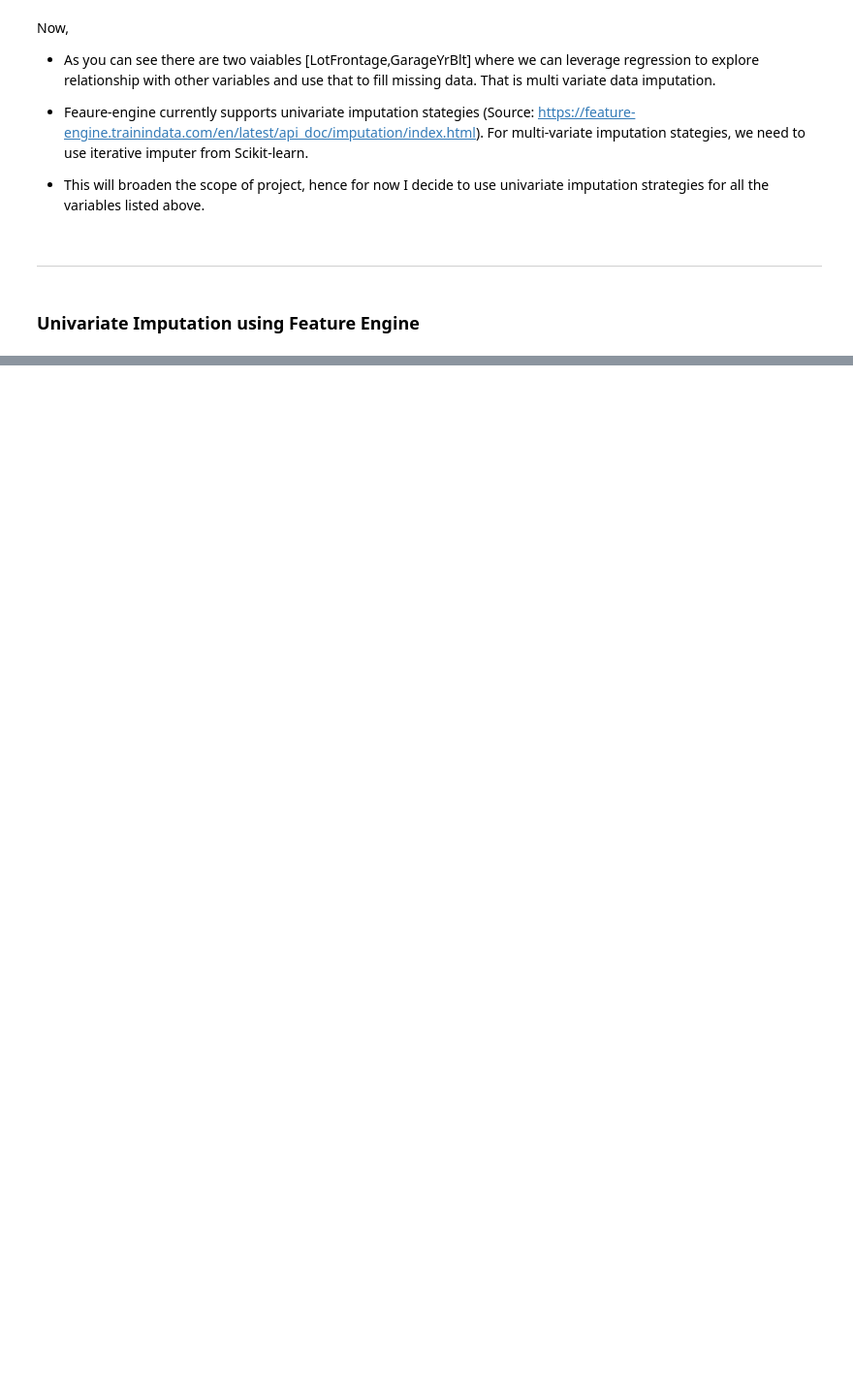
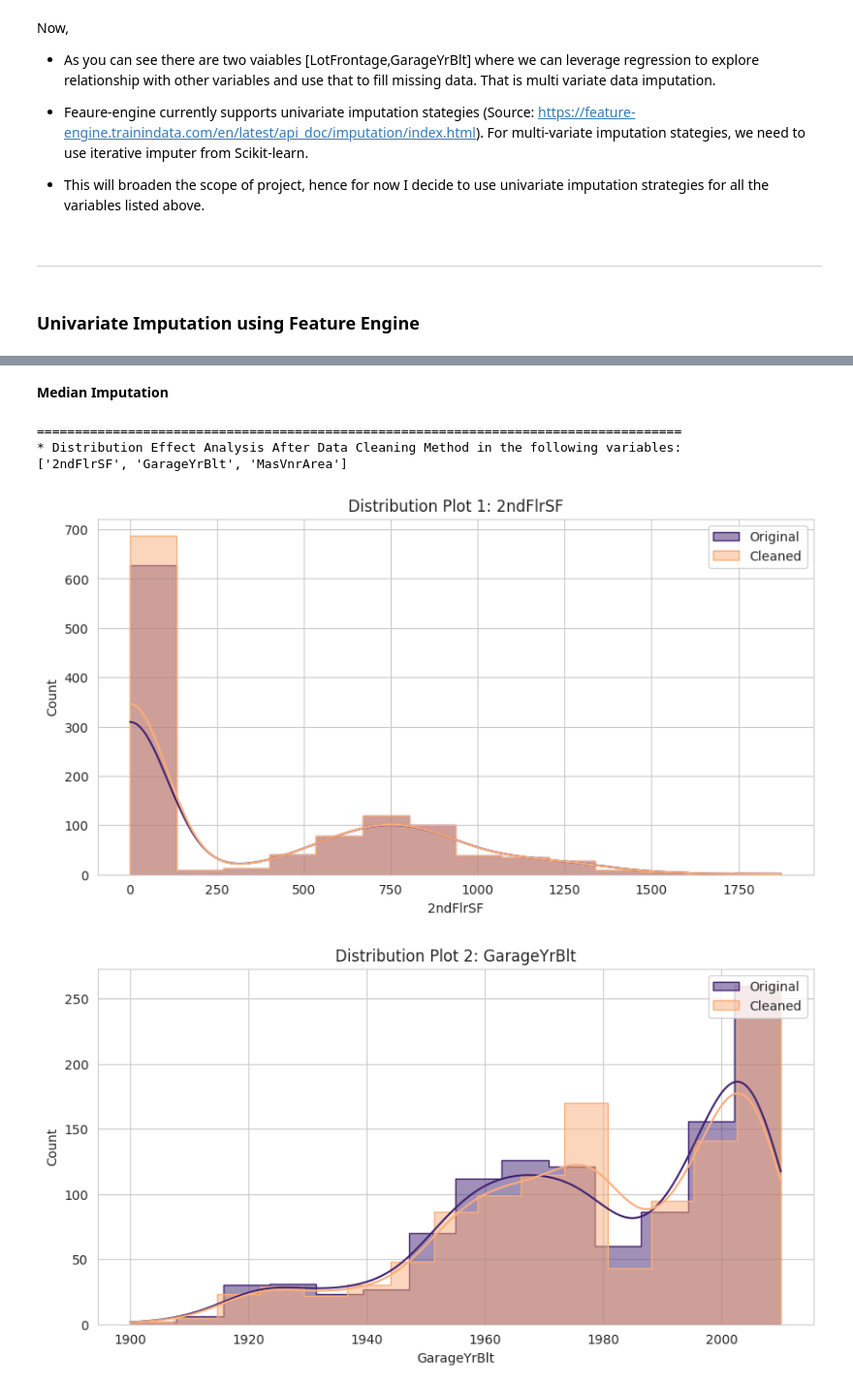
Before and after one commit to ysgurjar/pp5_project_heritage_housing, a Jupyter notebook: jupyter_notebooks/03.data_cleaning.ipynb, the cells around one changed output, grey strips where cells are left out. Shown: that part at 97% size. Saved outputs shown, nothing was run; the diff lists cells and outputs as text; code cells hidden in the pictures; blank space fills up the shorter version.

```diff
--- a/jupyter_notebooks/03.data_cleaning.ipynb
+++ b/jupyter_notebooks/03.data_cleaning.ipynb
@@ -190,0 +252,17 @@ def DataCleaningEffect(df_original,df_cleaned,variables_applied_with_method):
+# %% [markdown]
+**Median Imputation**
+# %%
+from feature_engine.imputation import MeanMedianImputer
+
+var = ['2ndFlrSF' , 'GarageYrBlt', 'MasVnrArea']
+imputer = MeanMedianImputer(imputation_method='median', variables=var)
+df_method = imputer.fit_transform(TrainSet)
+DataCleaningEffect(df_original=TrainSet,
+                   df_cleaned=df_method,
+                   variables_applied_with_method=var)
+# %% [output]
+=====================================================================================
+* Distribution Effect Analysis After Data Cleaning Method in the following variables:
+['2ndFlrSF', 'GarageYrBlt', 'MasVnrArea']
+[figure, added]
+[figure, added]
```
Also changed, not shown: parts of 34 cells of this notebook.
